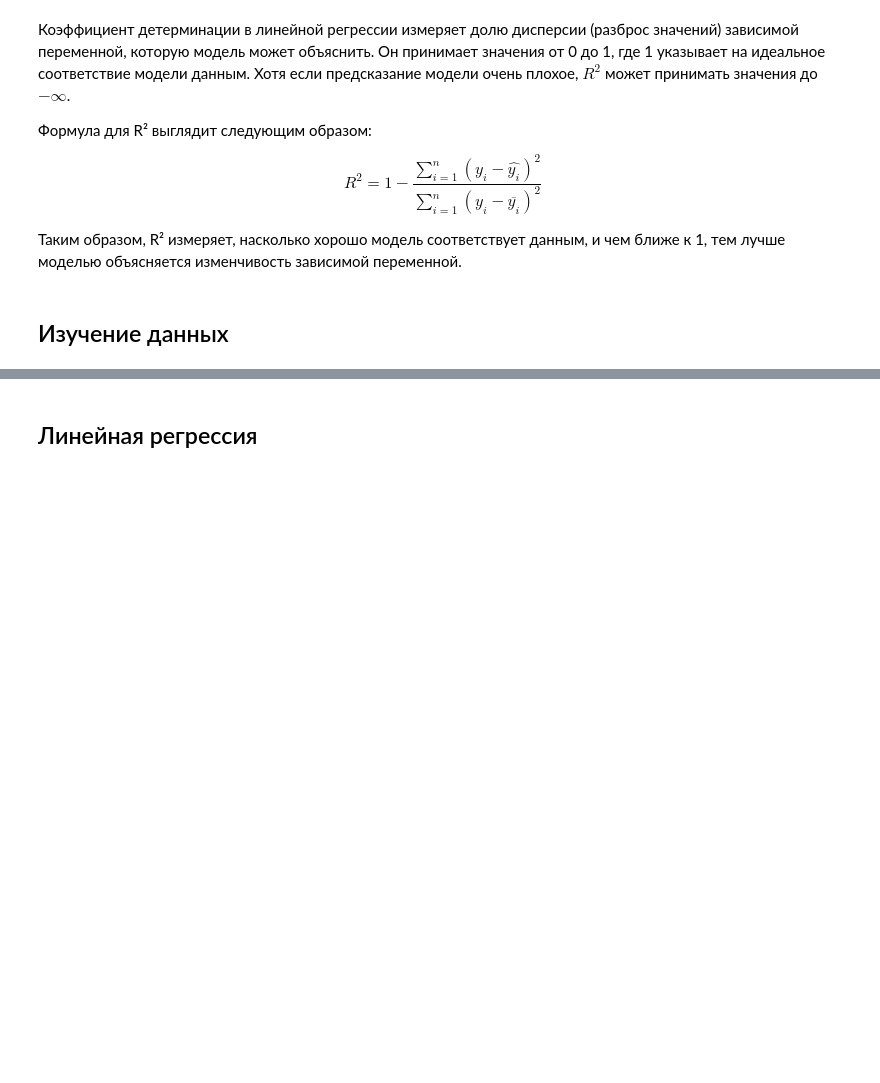
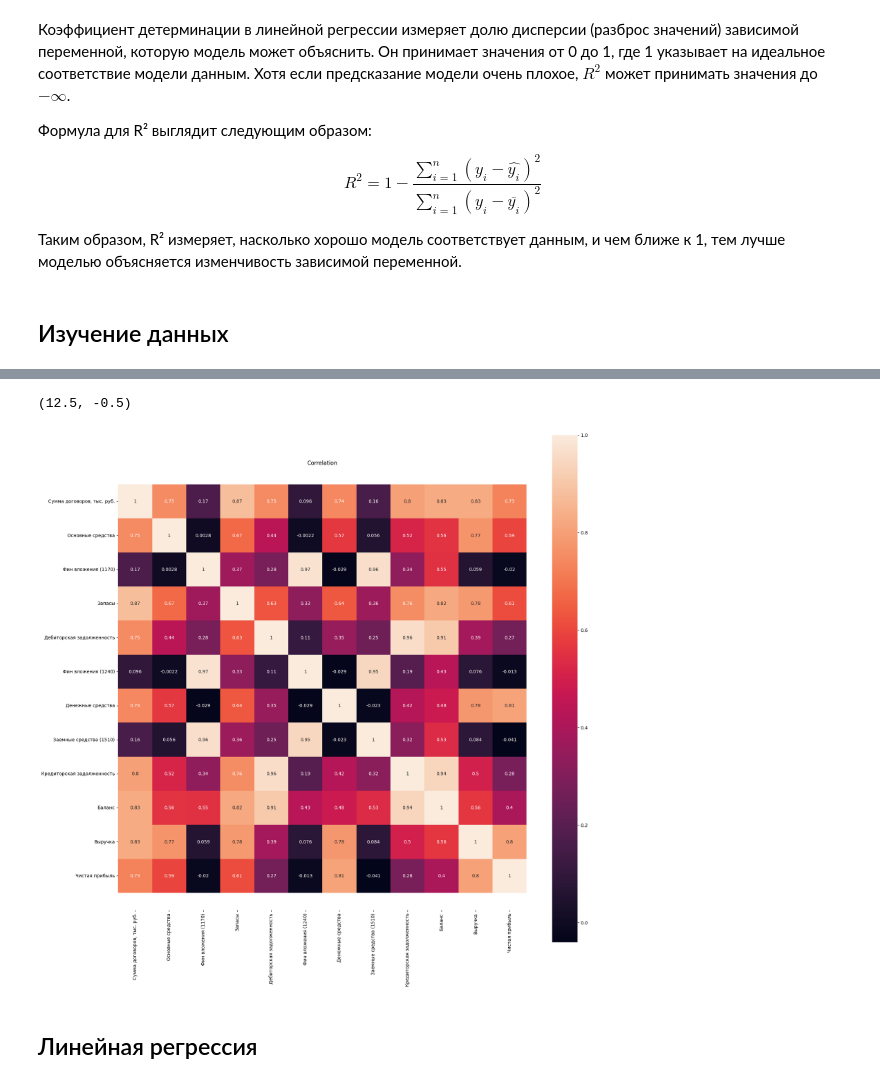
Before and after one commit to groxel/colab, a Jupyter notebook: DT_Project.ipynb, the cells around one changed output, grey strips where cells are left out. Cells and saved outputs as stored; diff of their text form; code cells hidden in the pictures; blank space fills up the shorter version.

```diff
--- a/DT_Project.ipynb
+++ b/DT_Project.ipynb
@@ -150,4 +205,20 @@ Notes:
 strong multicollinearity or other numerical problems.
+# %%
+import seaborn as sns
+
+corr = X.corr()
+plt.figure(figsize=(20,20))
+plt.title('Correlation')
+ax=sns.heatmap(corr, annot=True, square=True)
+bottom, top = ax.get_ylim()
+ax.set_ylim(bottom + 0.5, top - 0.5)
+
+# Смотрим какие признаки сильно коррелирую друг с другом и удаляем лишние
+
+#X = X.drop(columns=['Раздел 3', 'Заемные средства (1410)', 'Себестоимость', 'Прибыль от продаж', 'Прибыль до налогооблажения']) # Лишние признаки по heatmap
+# %% [output]
+(12.5, -0.5)
+[figure, added]
 # %% [markdown]
 ## Линейная регрессия
 # %% [markdown]
```
Also changed, not shown: parts of 25 cells of this notebook.
